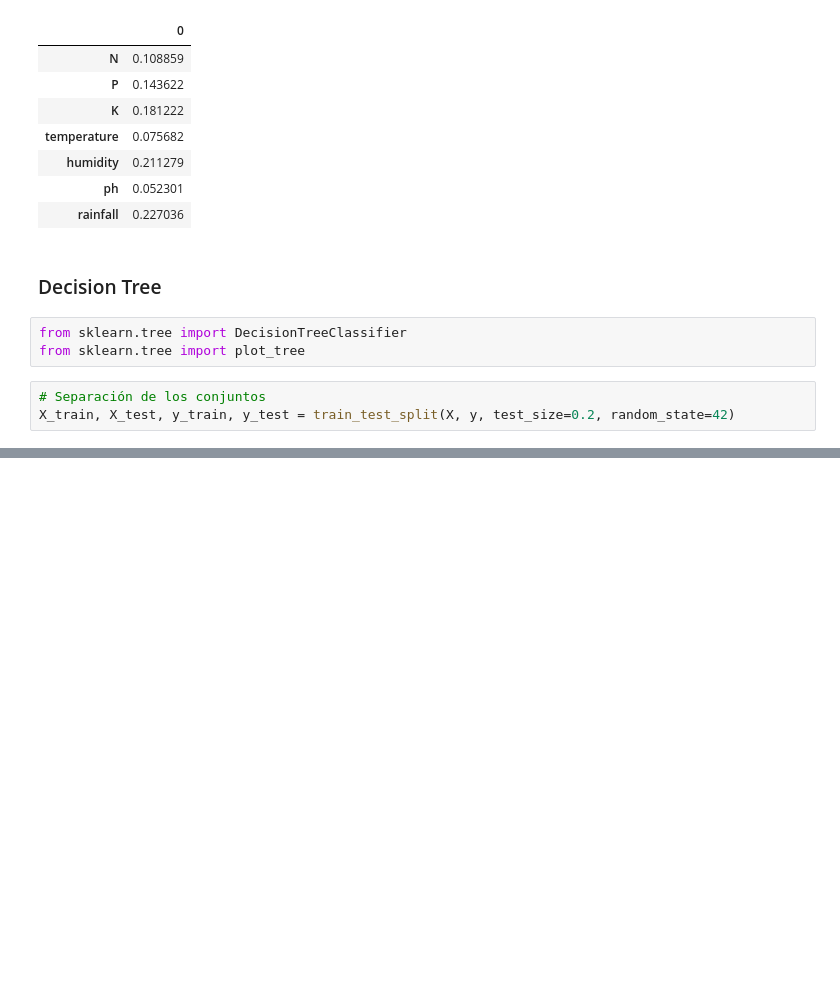
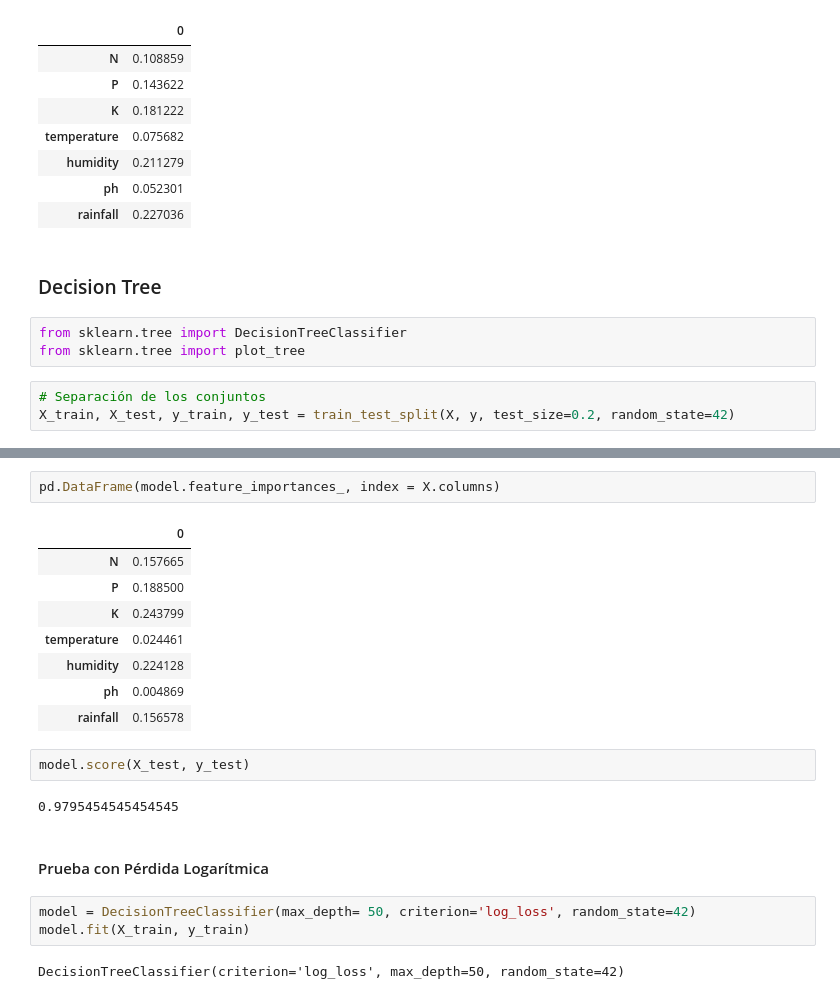
Before and after one commit to fleajrv/proyecto-1-inteligencia-artificial, a Jupyter notebook: models/random_forest-1.ipynb, the cells around one changed output, grey strips where cells are left out. Cells and saved outputs as stored; diff of their text form; blank space fills up the shorter version.

```diff
--- a/models/random_forest-1.ipynb
+++ b/models/random_forest-1.ipynb
@@ -95,0 +183,22 @@ print(classification_report(y_test, y_pred))
+# %%
+pd.DataFrame(model.feature_importances_, index = X.columns)
+# %% [output]
+|  | 0 |
+| N | 0.157665 |
+| P | 0.188500 |
+| K | 0.243799 |
+| temperature | 0.024461 |
+| humidity | 0.224128 |
+| ph | 0.004869 |
+| rainfall | 0.156578 |
+# %%
+model.score(X_test, y_test)
+# %% [output]
+0.9795454545454545
+# %% [markdown]
+#### Prueba con Pérdida Logarítmica
+# %%
+model = DecisionTreeClassifier(max_depth= 50, criterion='log_loss', random_state=42)
+model.fit(X_train, y_train)
+# %% [output]
+DecisionTreeClassifier(criterion='log_loss', max_depth=50, random_state=42)
```
Also changed, not shown: parts of 13 cells of this notebook.
